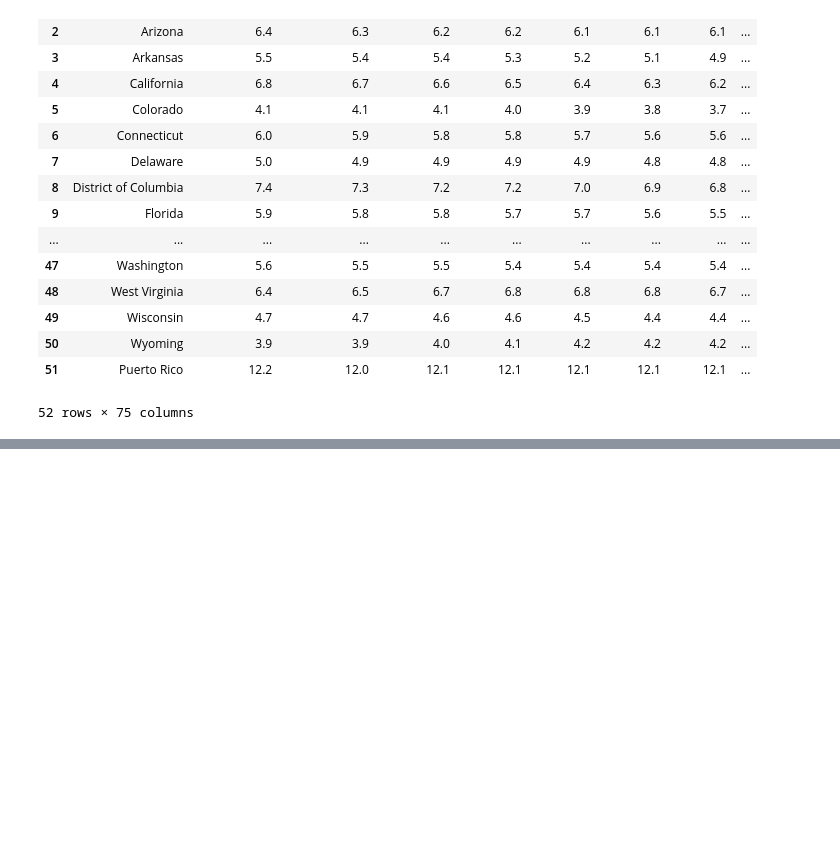
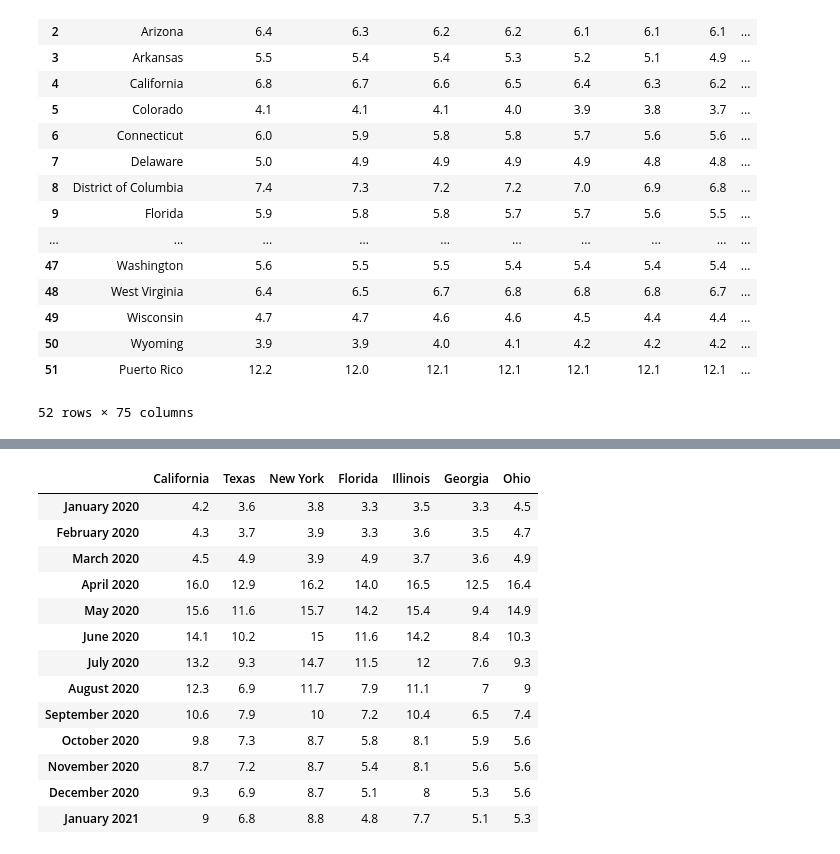
Before and after one commit to kitty-cat-catania/activity-, a Jupyter notebook: covidmap(darren).ipynb, the cells around one changed output, grey strips where cells are left out. Drawn from its saved outputs; the diff is of its cells as text; code cells hidden in the pictures; blank space fills up the shorter version.

```diff
--- a/covidmap(darren).ipynb
+++ b/covidmap(darren).ipynb
@@ -536,0 +551,2 @@ unemployment_df
+# %%
+clean_7_covidstates_df = top7covidstateunemployed.drop(top7covidstateunemployed.loc[:, 'January 2015':'December 2019'], axis = 1)
@@ -536,0 +559,17 @@ unemployment_df
+# %%
+top_7_covid_states_unemployed
+# %% [output]
+|  | California | Texas | New York | Florida | Illinois | Georgia | Ohio |
+| January 2020 | 4.2 | 3.6 | 3.8 | 3.3 | 3.5 | 3.3 | 4.5 |
+| February 2020 | 4.3 | 3.7 | 3.9 | 3.3 | 3.6 | 3.5 | 4.7 |
+| March 2020 | 4.5 | 4.9 | 3.9 | 4.9 | 3.7 | 3.6 | 4.9 |
+| April 2020 | 16.0 | 12.9 | 16.2 | 14.0 | 16.5 | 12.5 | 16.4 |
+| May 2020 | 15.6 | 11.6 | 15.7 | 14.2 | 15.4 | 9.4 | 14.9 |
+| June 2020 | 14.1 | 10.2 | 15 | 11.6 | 14.2 | 8.4 | 10.3 |
+| July 2020 | 13.2 | 9.3 | 14.7 | 11.5 | 12 | 7.6 | 9.3 |
+| August 2020 | 12.3 | 6.9 | 11.7 | 7.9 | 11.1 | 7 | 9 |
+| September 2020 | 10.6 | 7.9 | 10 | 7.2 | 10.4 | 6.5 | 7.4 |
+| October 2020 | 9.8 | 7.3 | 8.7 | 5.8 | 8.1 | 5.9 | 5.6 |
+| November 2020 | 8.7 | 7.2 | 8.7 | 5.4 | 8.1 | 5.6 | 5.6 |
+| December 2020 | 9.3 | 6.9 | 8.7 | 5.1 | 8 | 5.3 | 5.6 |
+| January 2021 | 9 | 6.8 | 8.8 | 4.8 | 7.7 | 5.1 | 5.3 |
```
Also changed, not shown: parts of 20 cells of this notebook.
